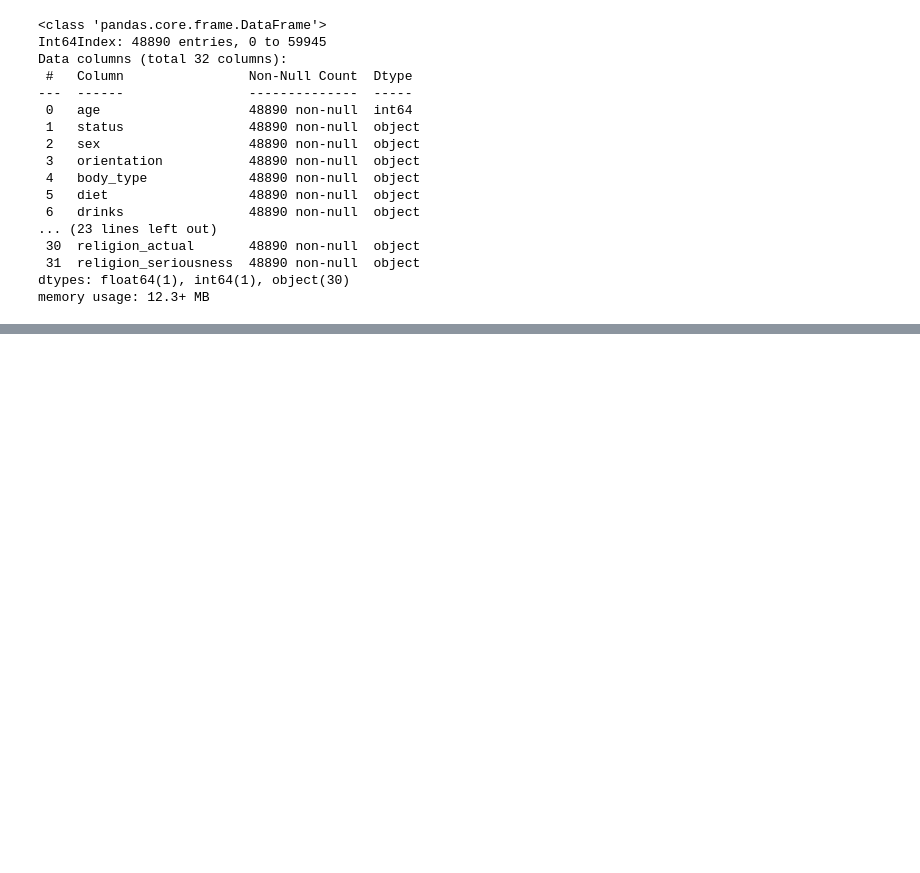
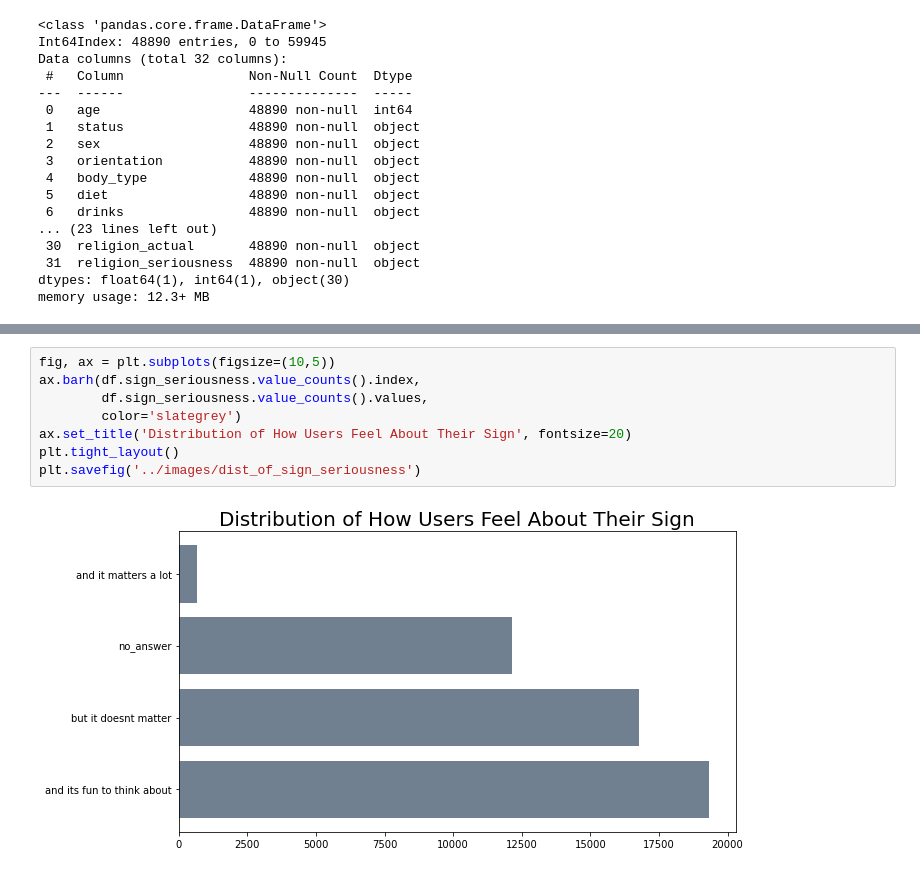
Before and after one commit to kevin-o-lewis/Predicting-Astrological-Signs, a Jupyter notebook: notebooks/EDA.ipynb, the cells around one changed output, grey strips where cells are left out. Drawn from its saved outputs; the diff is of its cells as text; blank space fills up the shorter version.

```diff
--- a/notebooks/EDA.ipynb
+++ b/notebooks/EDA.ipynb
@@ -129,0 +174,10 @@ ax.barh(df.sign_actual.value_counts().index, df.sign_actual.value_counts().value
+# %%
+fig, ax = plt.subplots(figsize=(10,5))
+ax.barh(df.sign_seriousness.value_counts().index,
+        df.sign_seriousness.value_counts().values,
+        color='slategrey')
+ax.set_title('Distribution of How Users Feel About Their Sign', fontsize=20)
+plt.tight_layout()
+plt.savefig('../images/dist_of_sign_seriousness')
+# %% [output]
+[figure, added]
```
Also changed, not shown: parts of 6 cells of this notebook, 12 other files.
